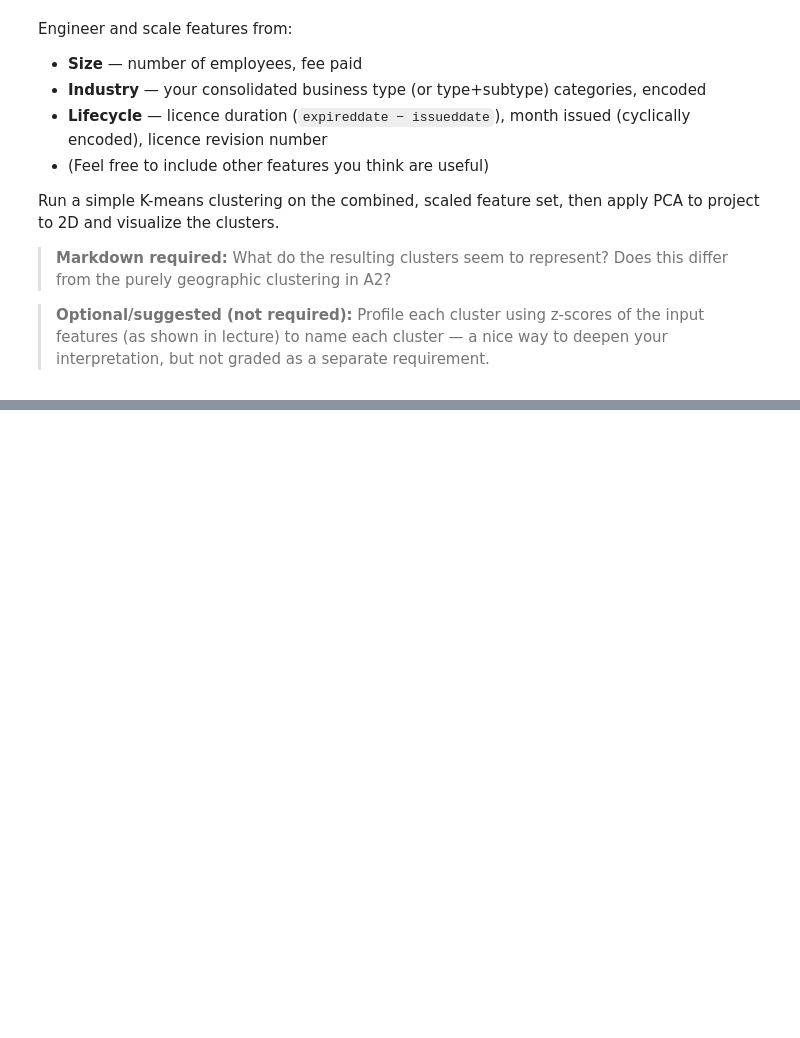
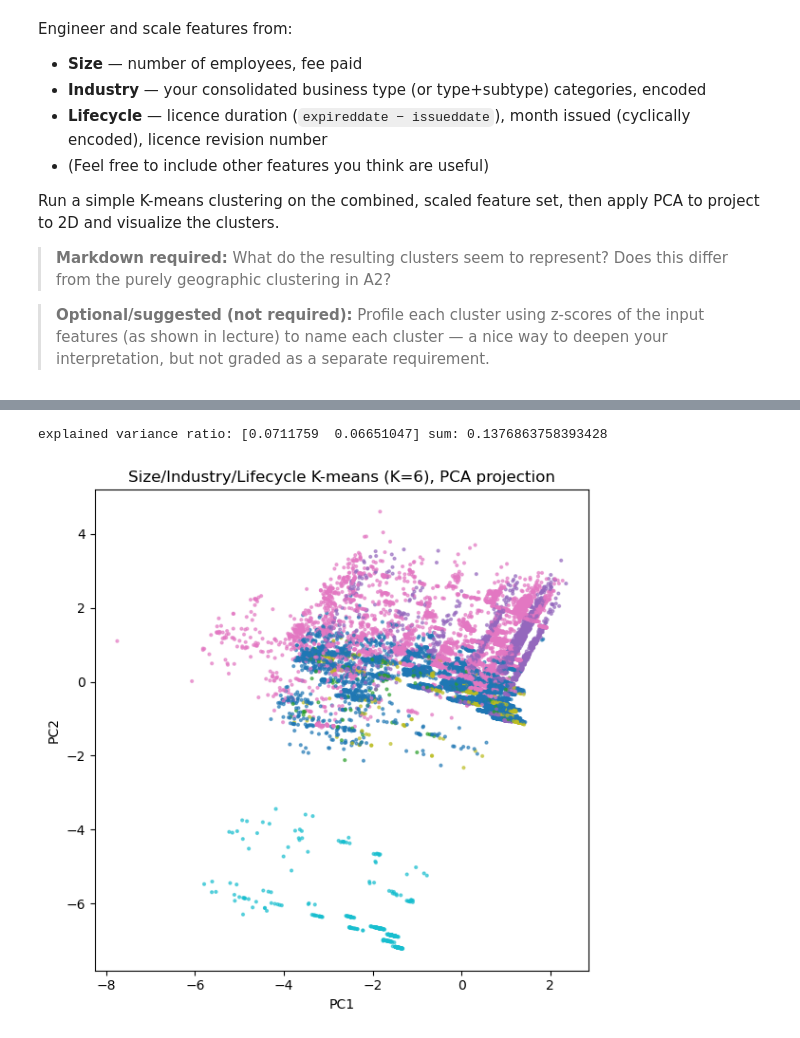
Before and after one commit to ChristianSantos2671/Santos_Christian_A03, a Jupyter notebook: iat461_a3_ChristianSantos_cjs30.ipynb, the cells around one changed output, grey strips where cells are left out. Cells and saved outputs as stored; diff of their text form; code cells hidden in the pictures; blank space fills up the shorter version.

```diff
--- a/iat461_a3_ChristianSantos_cjs30.ipynb
+++ b/iat461_a3_ChristianSantos_cjs30.ipynb
@@ -59,0 +408,13 @@ Run a simple K-means clustering on the combined, scaled feature set, then apply
+# %%
+#BEGIN
+# Standardize all columns so they carry equal weight in the algorithm.
+feature_scaler = StandardScaler()
+X_scaled = feature_scaler.fit_transform(X_raw)
+
+# Match the group count to our previous map based analysis for an easy side-by-side comparison.
+K_FEATURES = K_LOCATION
+kmeans_feat = KMeans(n_clusters=K_FEATURES, random_state=RANDOM_STATE, n_init=10)
+feat_df["feature_cluster"] = kmeans_feat.fit_predict(X_scaled)
+
+feat_df["feature_cluster"].value_counts().sort_index()
+#END
@@ -59,0 +430,19 @@ Run a simple K-means clustering on the combined, scaled feature set, then apply
+# %%
+# PCA to 2D for visualization
+#BEGIN
+pca = PCA(n_components=2, random_state=RANDOM_STATE)
+coords_2d = pca.fit_transform(X_scaled)
+feat_df["pca1"], feat_df["pca2"] = coords_2d[:, 0], coords_2d[:, 1]
+print("explained variance ratio:", pca.explained_variance_ratio_, "sum:", pca.explained_variance_ratio_.sum())
+
+plt.figure(figsize=(6, 6))
+plt.scatter(feat_df["pca1"], feat_df["pca2"], c=feat_df["feature_cluster"], cmap="tab10", s=4, alpha=0.6)
+plt.xlabel("PC1")
+plt.ylabel("PC2")
+plt.title(f"Size/Industry/Lifecycle K-means (K={K_FEATURES}), PCA projection")
+plt.tight_layout()
+plt.show()
+#END
+# %% [output]
+explained variance ratio: [0.0711759  0.06651047] sum: 0.1376863758393428
+[figure, added]
```
Also changed, not shown: parts of 20 cells of this notebook, 2 other files.
